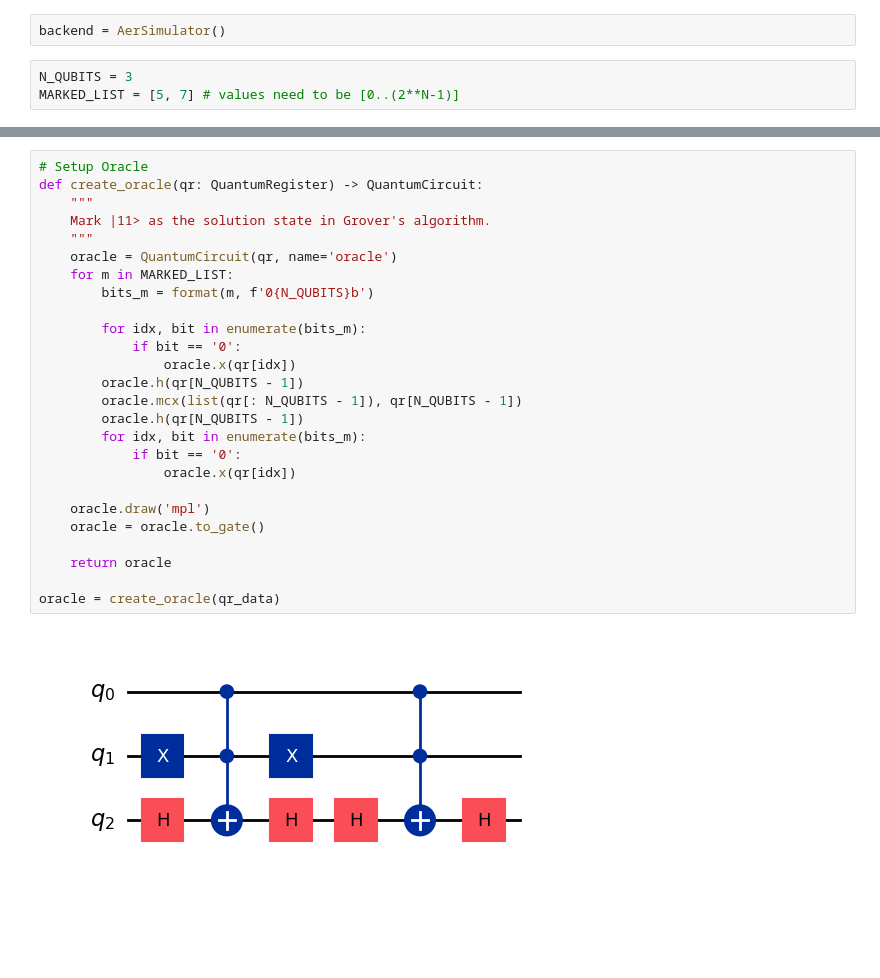
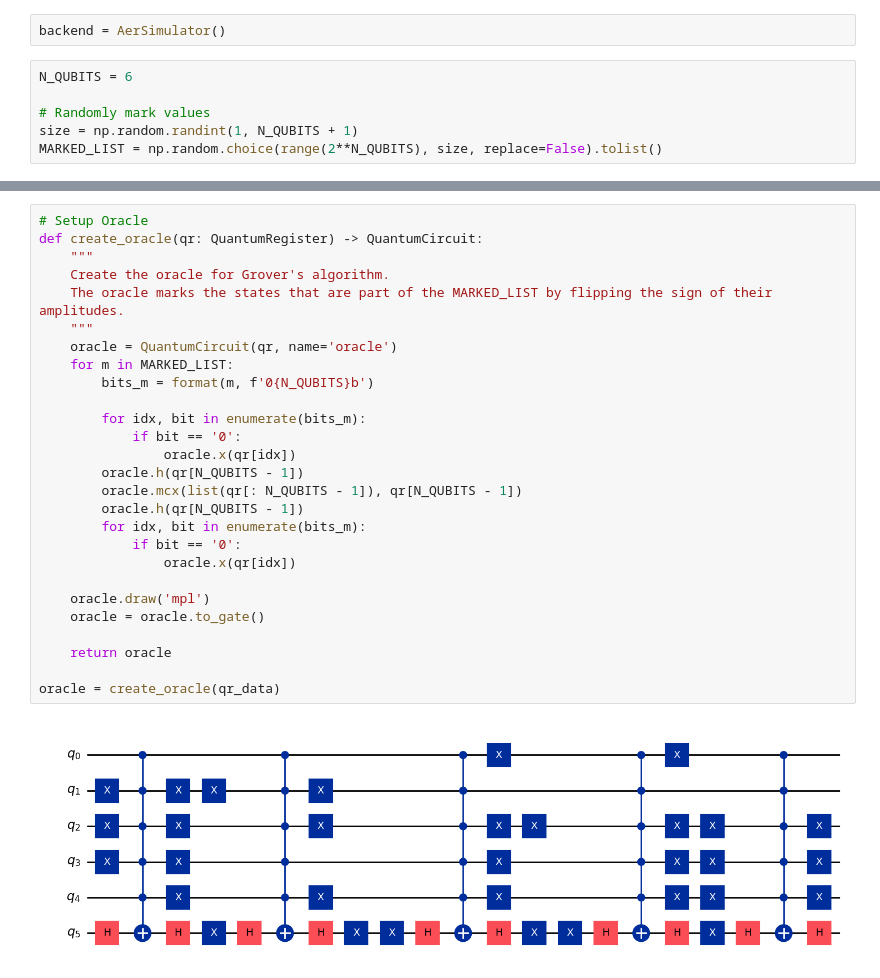
Before and after one commit to TheRandomTroll/aau-cs-qic-project, a Jupyter notebook: grovers.ipynb, the cells around one changed output, grey strips where cells are left out. Saved outputs shown, nothing was run; the diff lists cells and outputs as text; blank space fills up the shorter version.

Commit message:
feat: Randomize MARKED_LIST
Additional small fixes. Plots are no longer drawn twice

```diff
--- a/grovers.ipynb
+++ b/grovers.ipynb
@@ -9,5 +8,8 @@ import numpy as np
 # %%
 backend = AerSimulator()
 # %%
-N_QUBITS = 3
-MARKED_LIST = [5, 7] # values need to be [0..(2**N-1)]
+N_QUBITS = 6
+
+# Randomly mark values
+size = np.random.randint(1, N_QUBITS + 1)
+MARKED_LIST = np.random.choice(range(2**N_QUBITS), size, replace=False).tolist()
@@ -45,31 +46,32 @@ cr: 3/═════
 # %%
 # Setup Oracle
 def create_oracle(qr: QuantumRegister) -> QuantumCircuit:
     """
-    Mark |11> as the solution state in Grover's algorithm.
+    Create the oracle for Grover's algorithm.
+    The oracle marks the states that are part of the MARKED_LIST by flipping the sign of their amplitudes.
     """
     oracle = QuantumCircuit(qr, name='oracle')
     for m in MARKED_LIST:
         bits_m = format(m, f'0{N_QUBITS}b')
 
         for idx, bit in enumerate(bits_m):
             if bit == '0':
                 oracle.x(qr[idx])
         oracle.h(qr[N_QUBITS - 1])
         oracle.mcx(list(qr[: N_QUBITS - 1]), qr[N_QUBITS - 1])
         oracle.h(qr[N_QUBITS - 1])
         for idx, bit in enumerate(bits_m):
             if bit == '0':
                 oracle.x(qr[idx])
 
     oracle.draw('mpl')
     oracle = oracle.to_gate()
 
     return oracle
 
 oracle = create_oracle(qr_data)
 # %% [output]
-[figure, old version]
+[figure, new version]
 # %%
 # Defuser
 def create_diffuser(qr: QuantumRegister, num_bits: int) -> QuantumCircuit:
```
Also changed, not shown: parts of 7 cells of this notebook.
